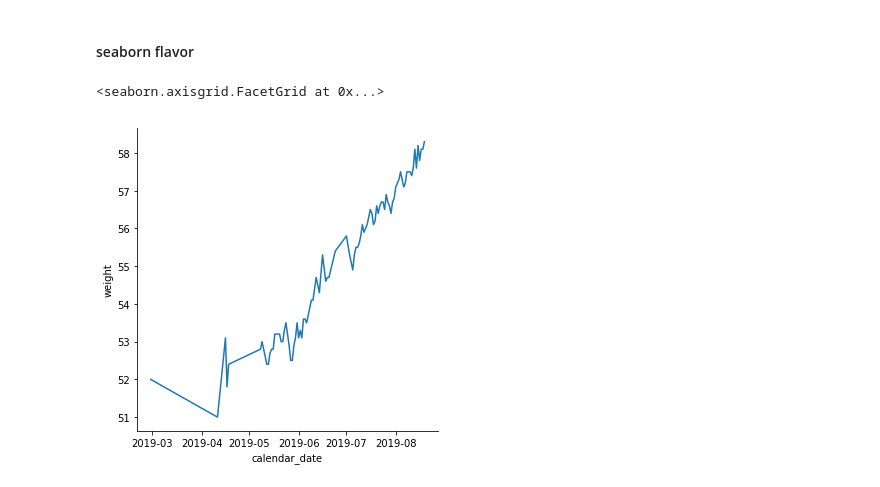
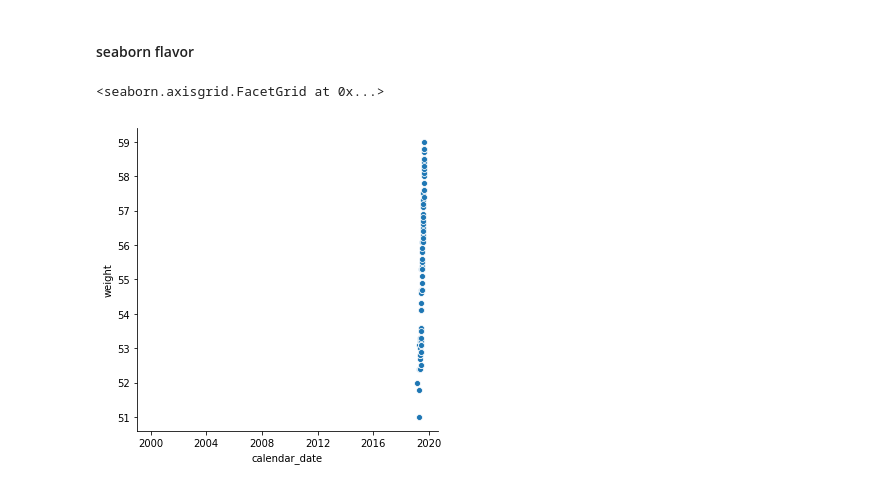
Before and after one commit to AngryJoy/JJBaby, a Jupyter notebook: tracking/notebooks/weight_growth.ipynb, the cells around one changed output. Saved outputs shown, nothing was run; the diff lists cells and outputs as text; code cells hidden in the pictures.

Commit message:
update weight

```diff
--- a/tracking/notebooks/weight_growth.ipynb
+++ b/tracking/notebooks/weight_growth.ipynb
@@ -142,7 +142,7 @@ plt.show()
 # %% [markdown]
 #### seaborn flavor
 # %%
-sns.relplot(x="calendar_date", y="weight", kind="line", data=new_data_l)
+sns.relplot(x="calendar_date", y="weight", kind="scatter", data=new_data_l)
 # %% [output]
 <seaborn.axisgrid.FacetGrid at 0x...>
-[figure, old version]
+[figure, new version]
```
Also changed, not shown: parts of 2 cells of this notebook, 3 other files.
